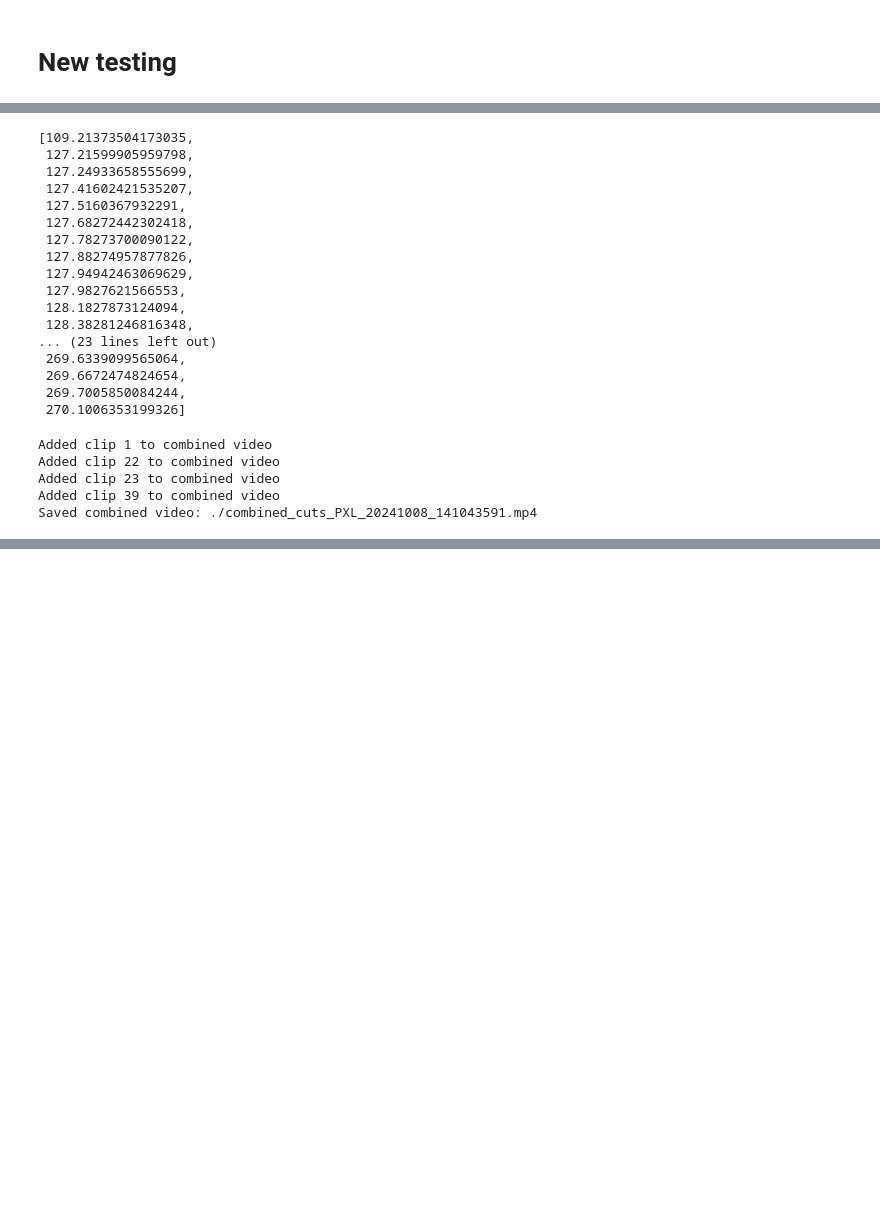
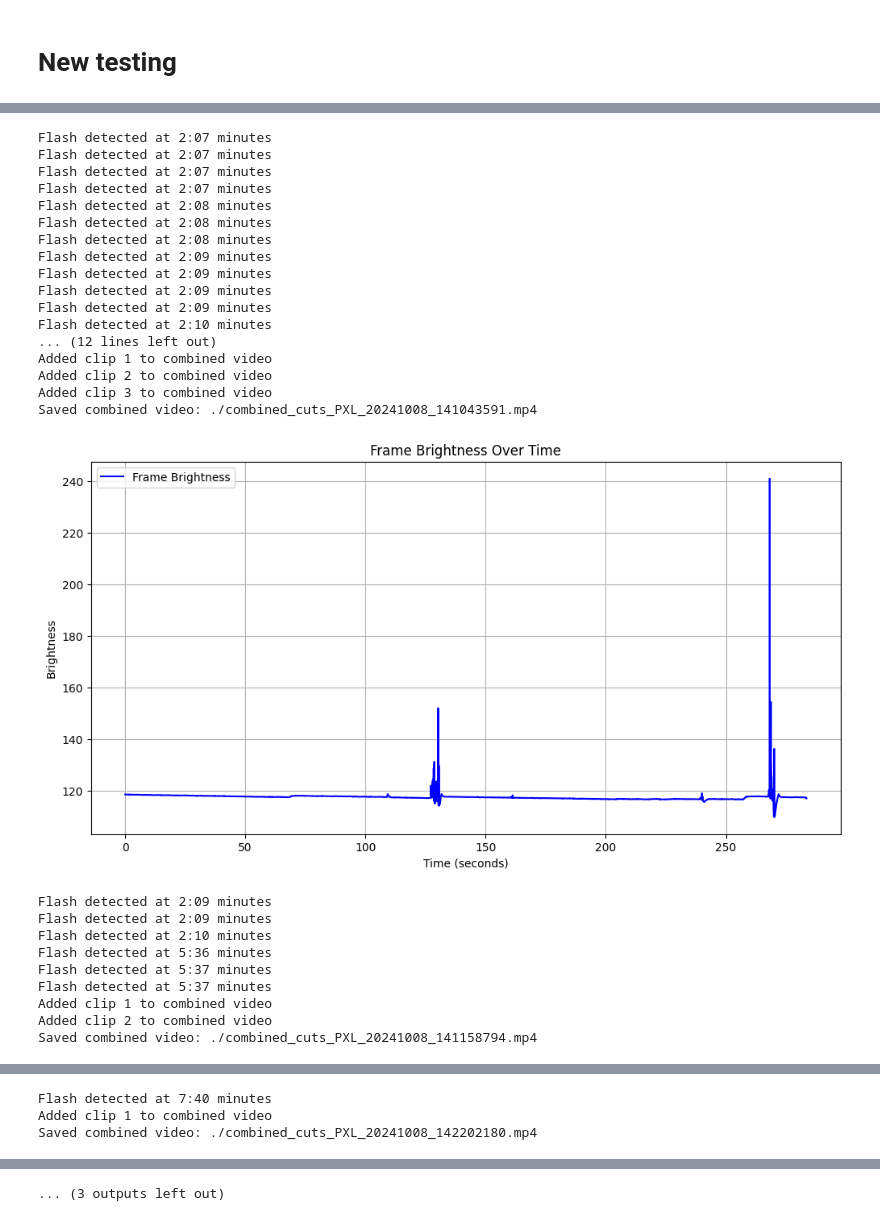
Before and after one commit to halfpast-learn/simple_lightning_detector, a Jupyter notebook: notebooks/detector.ipynb, the cells around one changed output, grey strips where cells are left out. Cells and saved outputs as stored; diff of their text form; code cells hidden in the pictures; blank space fills up the shorter version.

```diff
--- a/detector.ipynb
+++ b/notebooks/detector.ipynb
@@ -495,28 +487,31 @@ Detected flash timestamps (minutes:seconds):
-# %%
-flash_timestamps
-# %% [output]
-[109.21373504173035,
- 127.21599905959798,
- 127.24933658555699,
- 127.41602421535207,
- 127.5160367932291,
- 127.68272442302418,
- 127.78273700090122,
- 127.88274957877826,
- 127.94942463069629,
- 127.9827621566553,
- 128.1827873124094,
- 128.38281246816348,
-... (23 lines left out)
- 269.6339099565064,
- 269.6672474824654,
- 269.7005850084244,
- 270.1006353199326]
-# %%
-cut_video_clips(video_paths[0], flash_timestamps)
-# %% [output]
-Added clip 1 to combined video
-Added clip 22 to combined video
-Added clip 23 to combined video
-Added clip 39 to combined video
-Saved combined video: ./combined_cuts_PXL_20241008_141043591.mp4
+# %%
+folder_path = r'C:\Users\user\Pictures\photos'
+process_videos(folder_path)
+# %% [output]
+Flash detected at 2:07 minutes
+Flash detected at 2:07 minutes
+Flash detected at 2:07 minutes
+Flash detected at 2:07 minutes
+Flash detected at 2:08 minutes
+Flash detected at 2:08 minutes
+Flash detected at 2:08 minutes
+Flash detected at 2:09 minutes
+Flash detected at 2:09 minutes
+Flash detected at 2:09 minutes
+Flash detected at 2:09 minutes
+Flash detected at 2:10 minutes
+... (12 lines left out)
+Added clip 1 to combined video
+Added clip 2 to combined video
+Added clip 3 to combined video
+Saved combined video: ./combined_cuts_PXL_20241008_141043591.mp4
+[figure, added]
+Flash detected at 2:09 minutes
+Flash detected at 2:09 minutes
+Flash detected at 2:10 minutes
+Flash detected at 5:36 minutes
+Flash detected at 5:37 minutes
+Flash detected at 5:37 minutes
+Added clip 1 to combined video
+Added clip 2 to combined video
+Saved combined video: ./combined_cuts_PXL_20241008_141158794.mp4
@@ -522,0 +555,3 @@ Saved combined video: ./combined_cuts_PXL_20241008_141043591.mp4
+Flash detected at 7:40 minutes
+Added clip 1 to combined video
+Saved combined video: ./combined_cuts_PXL_20241008_142202180.mp4
@@ -522,0 +577 @@ Saved combined video: ./combined_cuts_PXL_20241008_141043591.mp4
+... (3 outputs left out)
```
Also changed, not shown: parts of 7 cells of this notebook, 2 other files.
